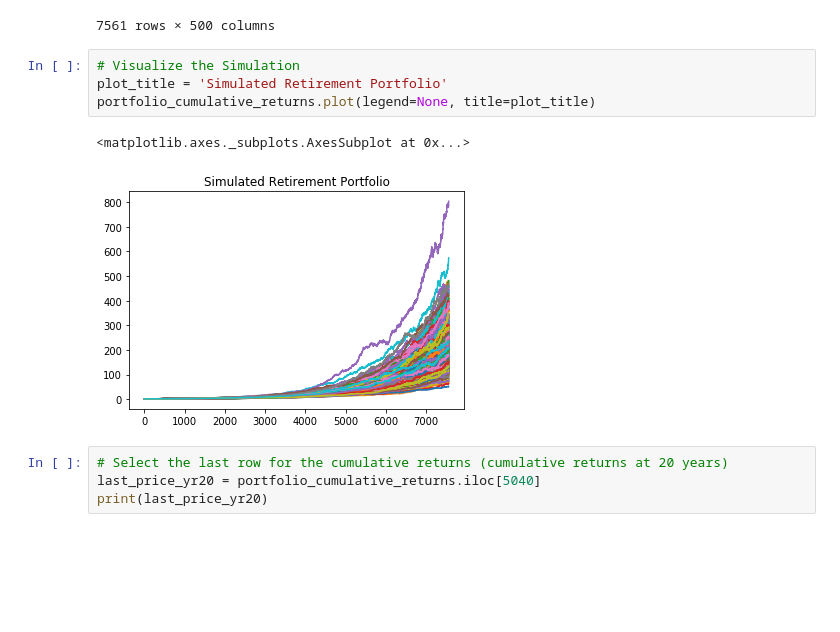
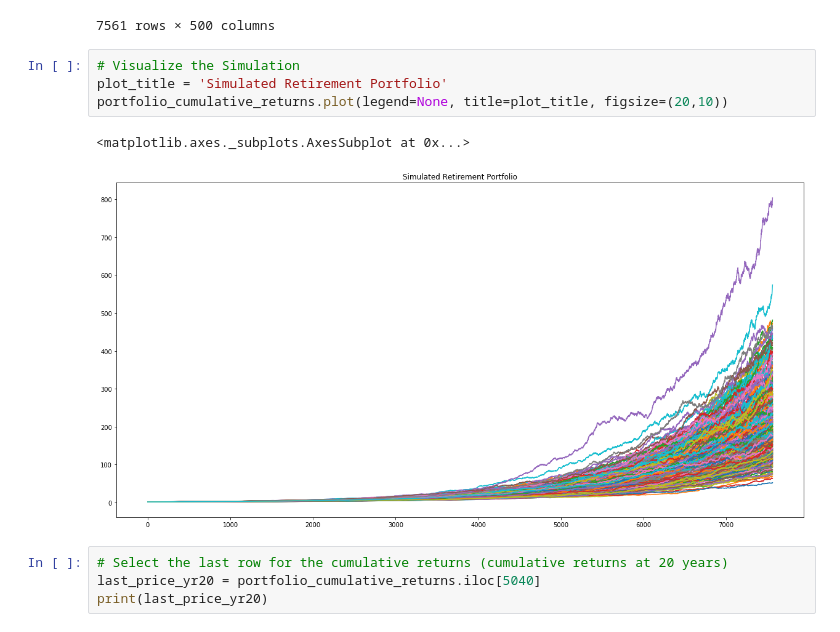
Before and after one commit to johnmyronmillar/APIs, a Jupyter notebook: 05-APIs/Instructions/Starter_Code/portfolio_planner.ipynb, the cells around one changed output. Saved outputs shown, nothing was run; the diff lists cells and outputs as text; blank space fills up the shorter version.

```diff
--- a/05-APIs/Instructions/Starter_Code/portfolio_planner.ipynb
+++ b/05-APIs/Instructions/Starter_Code/portfolio_planner.ipynb
@@ -190,10 +190,10 @@ portfolio_cumulative_returns
 # %%
 # Visualize the Simulation
 plot_title = 'Simulated Retirement Portfolio'
-portfolio_cumulative_returns.plot(legend=None, title=plot_title)
+portfolio_cumulative_returns.plot(legend=None, title=plot_title, figsize=(20,10))
 # %% [output]
 <matplotlib.axes._subplots.AxesSubplot at 0x...>
-[figure, old version]
+[figure, new version]
 # %%
 # Select the last row for the cumulative returns (cumulative returns at 20 years)
 last_price_yr20 = portfolio_cumulative_returns.iloc[5040]
```
Also changed, not shown: parts of 11 cells of this notebook, 9 other files.
